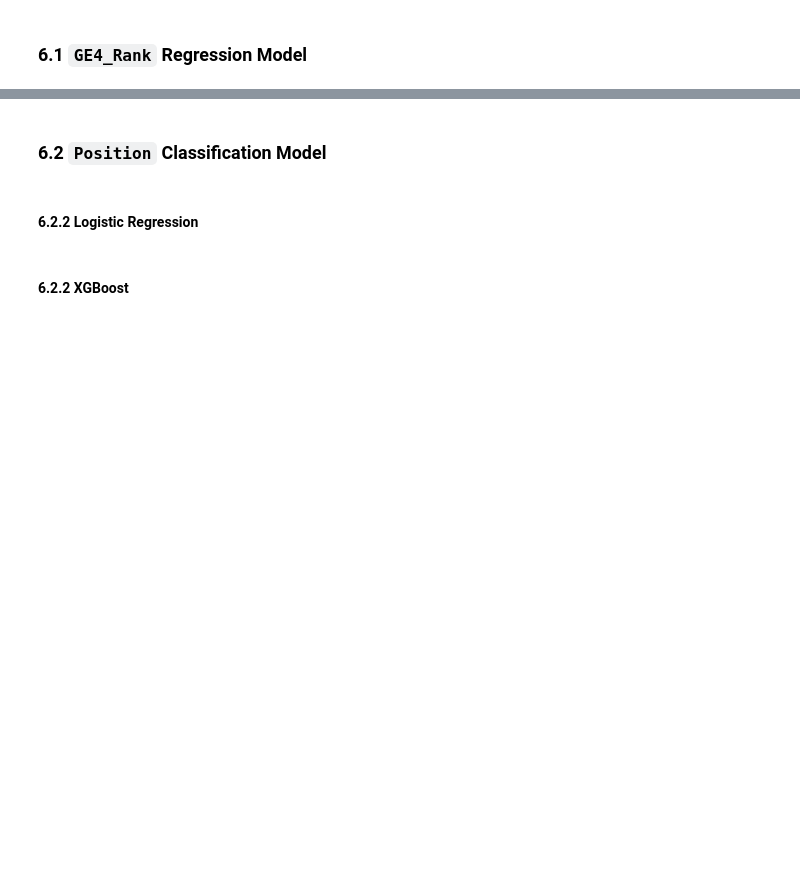
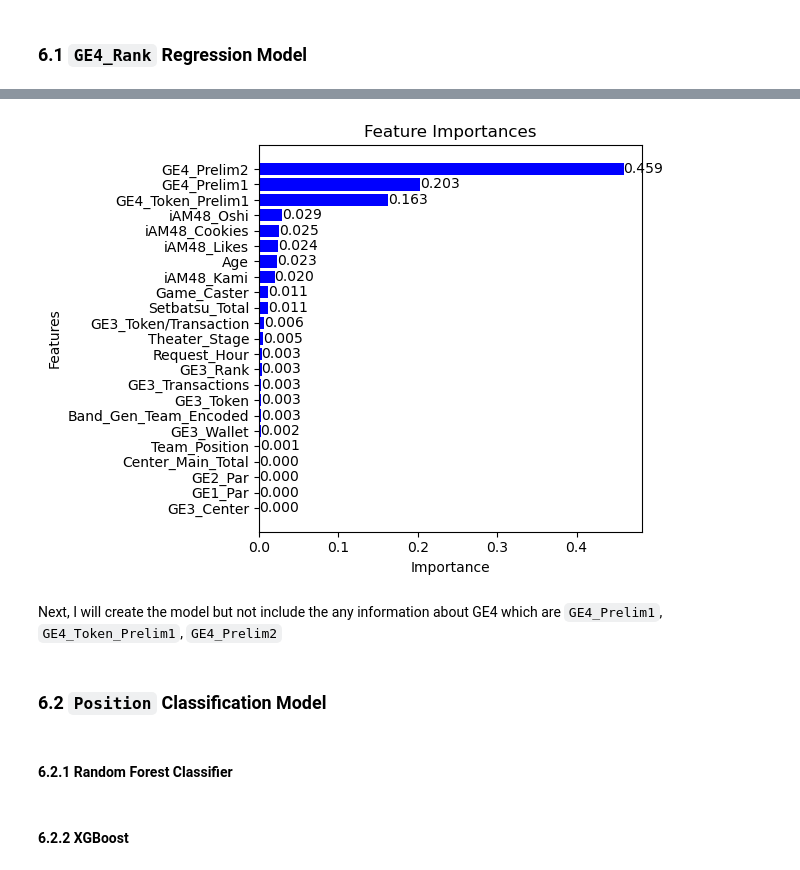
Before and after one commit to vk-poonyakanok/BNK48_CGM48_GE4_Analysis, a Jupyter notebook: BNK48_CGM48_GE4_predictive_analysis.ipynb, the cells around one changed output, grey strips where cells are left out. Cells and saved outputs as stored; diff of their text form; code cells hidden in the pictures; blank space fills up the shorter version.

```diff
--- a/BNK48_CGM48_GE4_predictive_analysis.ipynb
+++ b/BNK48_CGM48_GE4_predictive_analysis.ipynb
@@ -440,3 +520,32 @@ AttributeError: 'OneHotEncoder' object has no attribute 'get_feature_names'
+# %%
+# Get feature importances
+importances = model.feature_importances_
+indices = np.argsort(importances)
+feature_names = X.columns
+
+# Plot the feature importances vertically
+plt.title('Feature Importances')
+bars = plt.barh(range(len(importances)), importances[indices], color='b', align='center')
+plt.yticks(range(len(importances)), [feature_names[i] for i in indices])
+plt.xlabel('Importance')
+plt.ylabel('Features')
+
+# Annotate the bars with the feature importance numbers
+for bar in bars:
+    plt.text(
+        bar.get_width(),       # x-coordinate position for text
+        bar.get_y() + bar.get_height() / 2,  # y-coordinate position for text
+        f'{bar.get_width():.3f}',  # text (rounded to 3 decimal places)
+        va='center',  # vertical alignment
+        ha='left'     # horizontal alignment
+    )
+
+plt.tight_layout()
+plt.show()
+# %% [output]
+[figure, added]
+# %% [markdown]
+Next, I will create the model but not include the any information about GE4 which are `GE4_Prelim1`, `GE4_Token_Prelim1`, `GE4_Prelim2`
 # %% [markdown]
 <a id='6-2'></a>
 
@@ -444,4 +553,4 @@ AttributeError: 'OneHotEncoder' object has no attribute 'get_feature_names'
 # %% [markdown]
 <a id='6-2-1'></a>
 
-#### 6.2.2 Logistic Regression
+#### 6.2.1 Random Forest Classifier
```
Also changed, not shown: parts of 24 cells of this notebook.
